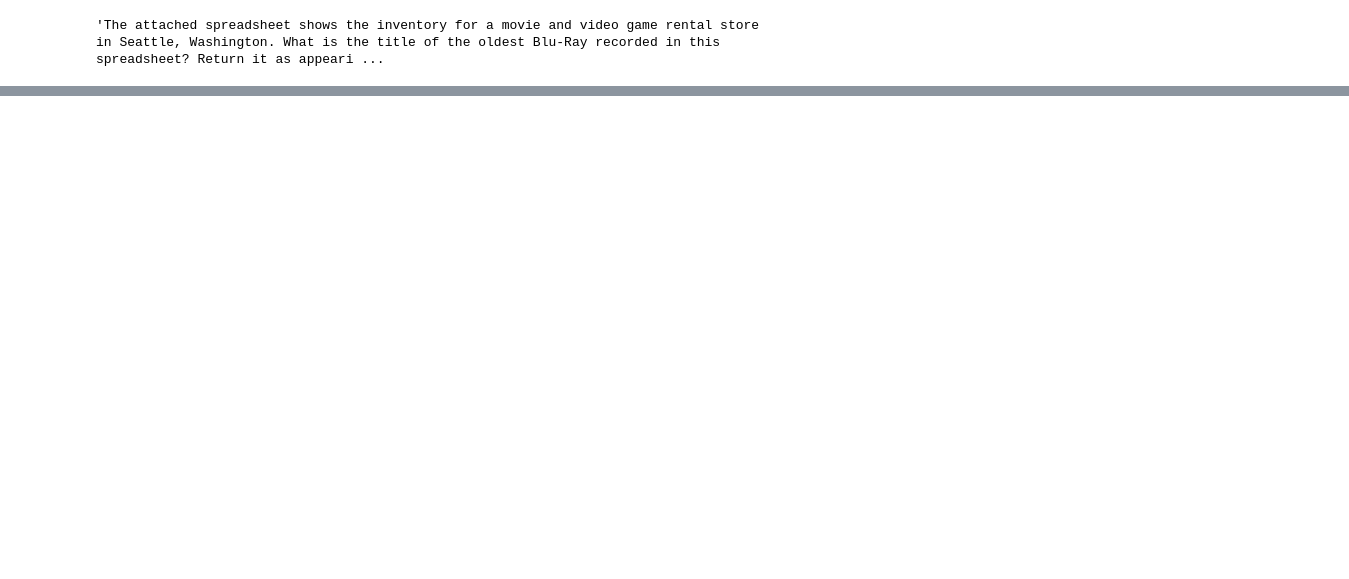
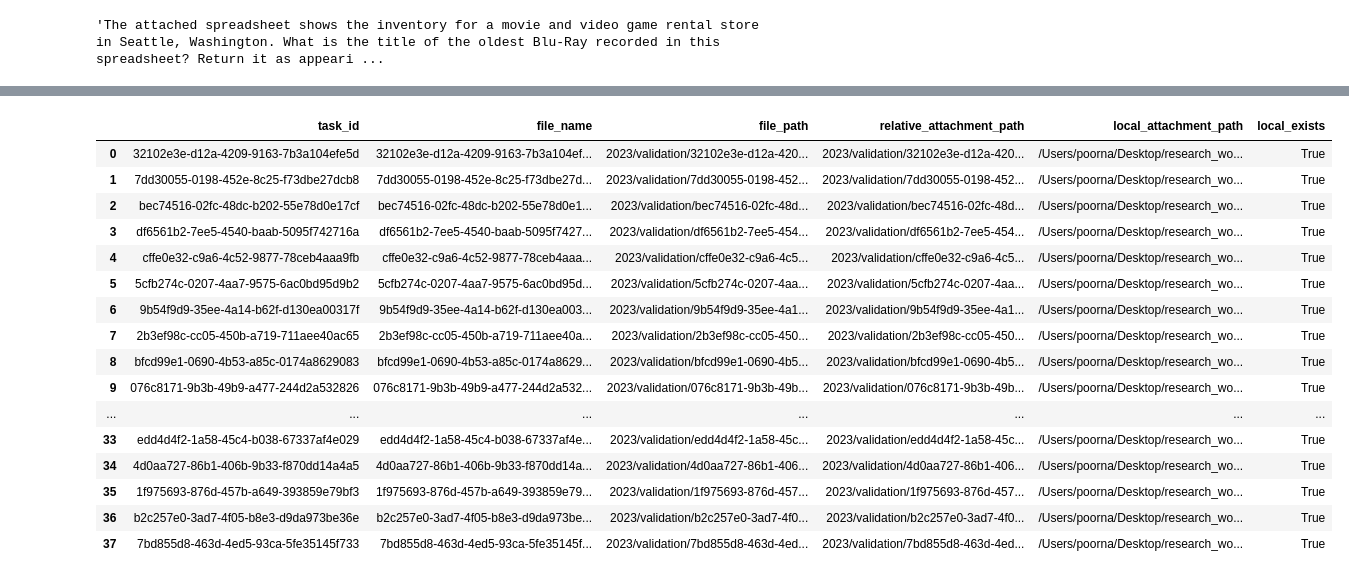
Before and after one commit to poorna1995/ARD, a Jupyter notebook: notebooks/test12.ipynb, the cells around one changed output, grey strips where cells are left out. Cells and saved outputs as stored; diff of their text form; code cells hidden in the pictures; blank space fills up the shorter version.

```diff
--- a/notebooks/test12.ipynb
+++ b/notebooks/test12.ipynb
@@ -56,0 +91,23 @@ df['query'].iloc[5]
+# %%
+import pandas as pd
+df = pd.read_parquet("../datasets/processed/gaia_attachment_index.parquet")
+# %%
+df
+# %% [output]
+|  | task_id | file_name | file_path | relative_attachment_path | local_attachment_path | local_exists |
+| 0 | 32102e3e-d12a-4209-9163-7b3a104efe5d | 32102e3e-d12a-4209-9163-7b3a104ef... | 2023/validation/32102e3e-d12a-420... | 2023/validation/32102e3e-d12a-420... | /Users/poorna/Desktop/research_wo... | True |
+| 1 | 7dd30055-0198-452e-8c25-f73dbe27dcb8 | 7dd30055-0198-452e-8c25-f73dbe27d... | 2023/validation/7dd30055-0198-452... | 2023/validation/7dd30055-0198-452... | /Users/poorna/Desktop/research_wo... | True |
+| 2 | bec74516-02fc-48dc-b202-55e78d0e17cf | bec74516-02fc-48dc-b202-55e78d0e1... | 2023/validation/bec74516-02fc-48d... | 2023/validation/bec74516-02fc-48d... | /Users/poorna/Desktop/research_wo... | True |
+| 3 | df6561b2-7ee5-4540-baab-5095f742716a | df6561b2-7ee5-4540-baab-5095f7427... | 2023/validation/df6561b2-7ee5-454... | 2023/validation/df6561b2-7ee5-454... | /Users/poorna/Desktop/research_wo... | True |
+| 4 | cffe0e32-c9a6-4c52-9877-78ceb4aaa9fb | cffe0e32-c9a6-4c52-9877-78ceb4aaa... | 2023/validation/cffe0e32-c9a6-4c5... | 2023/validation/cffe0e32-c9a6-4c5... | /Users/poorna/Desktop/research_wo... | True |
+| 5 | 5cfb274c-0207-4aa7-9575-6ac0bd95d9b2 | 5cfb274c-0207-4aa7-9575-6ac0bd95d... | 2023/validation/5cfb274c-0207-4aa... | 2023/validation/5cfb274c-0207-4aa... | /Users/poorna/Desktop/research_wo... | True |
+| 6 | 9b54f9d9-35ee-4a14-b62f-d130ea00317f | 9b54f9d9-35ee-4a14-b62f-d130ea003... | 2023/validation/9b54f9d9-35ee-4a1... | 2023/validation/9b54f9d9-35ee-4a1... | /Users/poorna/Desktop/research_wo... | True |
+| 7 | 2b3ef98c-cc05-450b-a719-711aee40ac65 | 2b3ef98c-cc05-450b-a719-711aee40a... | 2023/validation/2b3ef98c-cc05-450... | 2023/validation/2b3ef98c-cc05-450... | /Users/poorna/Desktop/research_wo... | True |
+| 8 | bfcd99e1-0690-4b53-a85c-0174a8629083 | bfcd99e1-0690-4b53-a85c-0174a8629... | 2023/validation/bfcd99e1-0690-4b5... | 2023/validation/bfcd99e1-0690-4b5... | /Users/poorna/Desktop/research_wo... | True |
+| 9 | 076c8171-9b3b-49b9-a477-244d2a532826 | 076c8171-9b3b-49b9-a477-244d2a532... | 2023/validation/076c8171-9b3b-49b... | 2023/validation/076c8171-9b3b-49b... | /Users/poorna/Desktop/research_wo... | True |
+| ... | ... | ... | ... | ... | ... | ... |
+| 33 | edd4d4f2-1a58-45c4-b038-67337af4e029 | edd4d4f2-1a58-45c4-b038-67337af4e... | 2023/validation/edd4d4f2-1a58-45c... | 2023/validation/edd4d4f2-1a58-45c... | /Users/poorna/Desktop/research_wo... | True |
+| 34 | 4d0aa727-86b1-406b-9b33-f870dd14a4a5 | 4d0aa727-86b1-406b-9b33-f870dd14a... | 2023/validation/4d0aa727-86b1-406... | 2023/validation/4d0aa727-86b1-406... | /Users/poorna/Desktop/research_wo... | True |
+| 35 | 1f975693-876d-457b-a649-393859e79bf3 | 1f975693-876d-457b-a649-393859e79... | 2023/validation/1f975693-876d-457... | 2023/validation/1f975693-876d-457... | /Users/poorna/Desktop/research_wo... | True |
+| 36 | b2c257e0-3ad7-4f05-b8e3-d9da973be36e | b2c257e0-3ad7-4f05-b8e3-d9da973be... | 2023/validation/b2c257e0-3ad7-4f0... | 2023/validation/b2c257e0-3ad7-4f0... | /Users/poorna/Desktop/research_wo... | True |
+| 37 | 7bd855d8-463d-4ed5-93ca-5fe35145f733 | 7bd855d8-463d-4ed5-93ca-5fe35145f... | 2023/validation/7bd855d8-463d-4ed... | 2023/validation/7bd855d8-463d-4ed... | /Users/poorna/Desktop/research_wo... | True |
```
Also changed, not shown: parts of 22 cells of this notebook, 29 other files.
